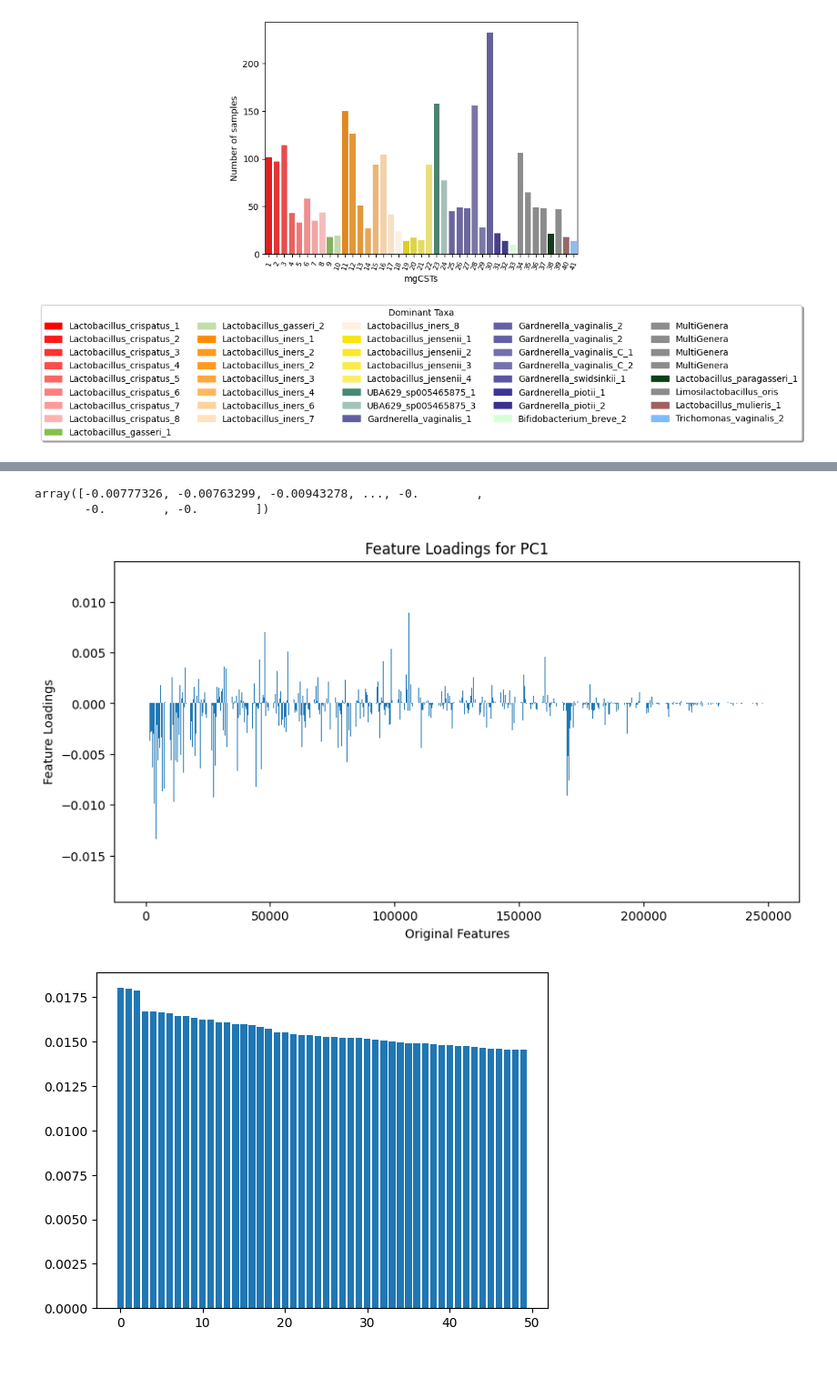
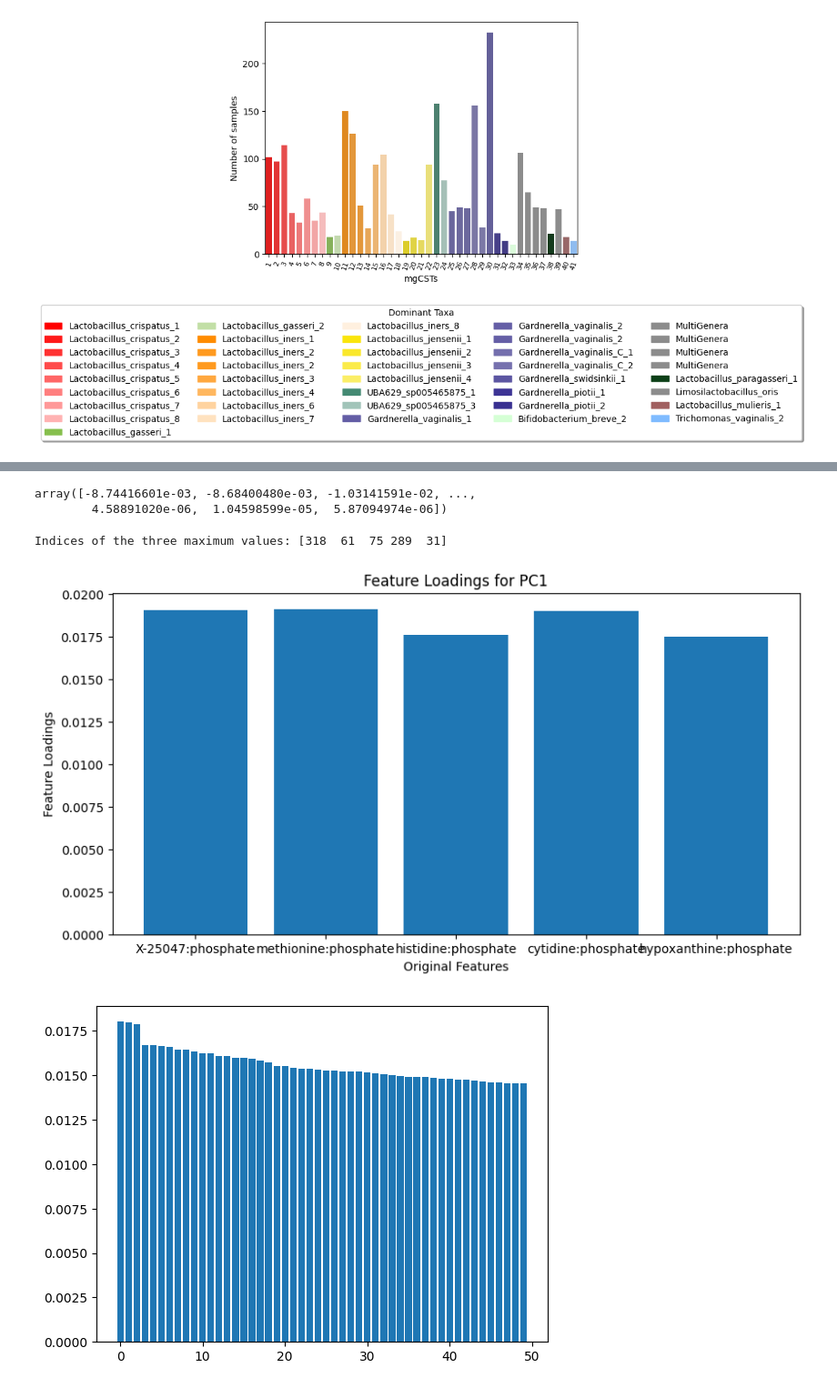
Before and after one commit to AmauryMaros/mgss2, a Jupyter notebook: Python notebooks/draft.ipynb, the cells around one changed output, grey strips where cells are left out. Shown at 91% size. Saved outputs shown, nothing was run; the diff lists cells and outputs as text; code cells hidden in the pictures; blank space fills up the shorter version.

```diff
--- a/Python notebooks/draft.ipynb
+++ b/Python notebooks/draft.ipynb
@@ -170,7 +170,7 @@ import pickle
 import matplotlib.pyplot as plt
 import seaborn as sns
 
-path = "Data/pca_model.pkl"
+path = "../Data/pca_model.pkl"
 path2 = "/Users/amaros/Desktop/mgss2/log_norm.pkl"
 
 with open(path, 'rb') as file:
@@ -179,5 +179,5 @@ with open(path, 'rb') as file:
 with open(path2, 'rb') as file:
         log_norm = pickle.load(file)
 
-mgcsts_samples_df = pd.read_csv("Data/mgCSTs.samples.df.csv")
-mgCSTs_colors = pd.read_csv("Data/mgCST_sort_color.csv")
+mgcsts_samples_df = pd.read_csv("../Data/mgCSTs.samples.df.csv")
+mgCSTs_colors = pd.read_csv("../Data/mgCST_sort_color.csv")
@@ -191,3 +184,5 @@ sns.scatterplot(data=data_pca, x='pc2', y='pc3')
 # %%
-df = mgcsts_samples_df[(mgcsts_samples_df['minClusterSize'] == 10) & (mgcsts_samples_df['deepSplit'] == 4)].reset_index(drop = True)
-mgcst_sort_color = mgCSTs_colors[(mgCSTs_colors['minClusterSize'] == 10) & (mgCSTs_colors['deepSplit'] == 4)]
+minclustersize = 10
+deepsplit = 4
+df = mgcsts_samples_df[(mgcsts_samples_df['minClusterSize'] == minclustersize) & (mgcsts_samples_df['deepSplit'] == deepsplit)].reset_index(drop = True)
+mgcst_sort_color = mgCSTs_colors[(mgCSTs_colors['minClusterSize'] == minclustersize) & (mgCSTs_colors['deepSplit'] == deepsplit)]
@@ -222,28 +189,46 @@ sub_pca_data
 # %%
 from sklearn.decomposition import PCA
 
+data = log_norm[log_norm['sampleID'].isin(df['sampleID'])]
+data = data.drop('sampleID', axis = 1)
+
 pca = PCA(n_components=3)
-principal_components = pca.fit_transform(sub_pca_data)
+principal_components = pca.fit_transform(data)
 explained_variance = pca.explained_variance_
 components_compo = pca.components_
-# %%
-components_compo[0]
-# %% [output]
-array([-0.00777326, -0.00763299, -0.00943278, ..., -0.        ,
-       -0.        , -0.        ])
+# %%
+pca.components_[0]
+# %% [output]
+array([-8.74416601e-03, -8.68400480e-03, -1.03141591e-02, ...,
+        4.58891020e-06,  1.04598599e-05,  5.87094974e-06])
+# %%
+import numpy as np
+
+# Create a NumPy array
+arr = abs(components_compo[0])
+
+# Get the indices of the three maximum values
+n_largest = 5
+max_indices = np.argpartition(-arr, n_largest)[:n_largest]
+
+print("Indices of the three maximum values:", max_indices)
+# %% [output]
+Indices of the three maximum values: [318  61  75 289  31]
 # %%
-compo_pc1 = components_compo[0]
-compo_pc2 = components_compo[1]
-compo_pc3 = components_compo[2]
+compo = arr
+compo_pc1 = [compo[318], compo[61],compo[75], compo[289],compo[31]]
+labels = log_norm.drop('sampleID', axis=1).columns
+
+labels_pc1 = [labels[318], labels[61], labels[75], labels[289], labels[31]]
 
 plt.figure(figsize=(10, 5))
-plt.bar(range(len(compo_pc1)), compo_pc1)
+plt.bar(labels_pc1, compo_pc1)
 plt.xlabel("Original Features")
 plt.ylabel("Feature Loadings")
 plt.title(f"Feature Loadings for PC1")
 plt.show()
 # %% [output]
-[figure, old version]
+[figure, new version]
 # %%
 # Importance of features for PC1 - Top 50
 import numpy as np
```
Also changed, not shown: parts of 24 cells of this notebook, 6 other files.
